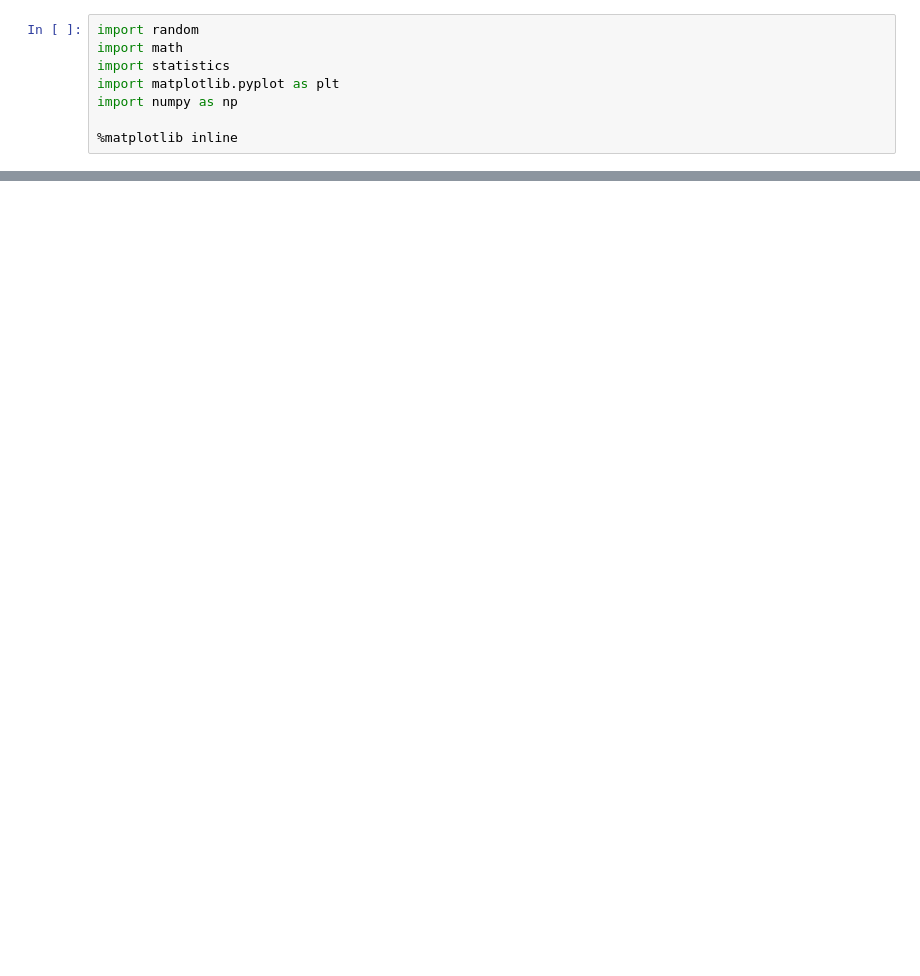
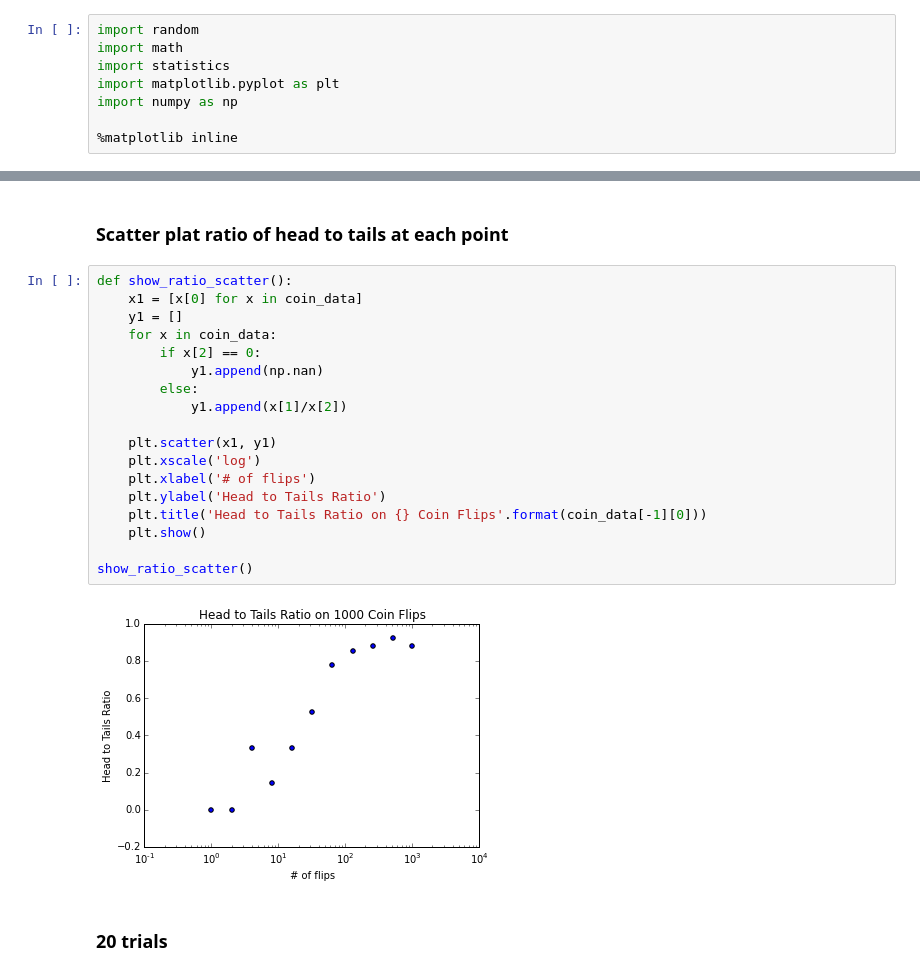
Before and after one commit to gmhurley/flipping-out, a Jupyter notebook: coin-flips.ipynb, the cells around one changed output, grey strips where cells are left out. Cells and saved outputs as stored; diff of their text form; blank space fills up the shorter version.

```diff
--- a/coin-flips.ipynb
+++ b/coin-flips.ipynb
@@ -147,0 +107,24 @@ show_diff_scatter()
+# %% [markdown]
+### Scatter plat ratio of head to tails at each point
+# %%
+def show_ratio_scatter():
+    x1 = [x[0] for x in coin_data]
+    y1 = []
+    for x in coin_data:
+        if x[2] == 0:
+            y1.append(np.nan)
+        else:
+            y1.append(x[1]/x[2])
+
+    plt.scatter(x1, y1)
+    plt.xscale('log')
+    plt.xlabel('# of flips')
+    plt.ylabel('Head to Tails Ratio')
+    plt.title('Head to Tails Ratio on {} Coin Flips'.format(coin_data[-1][0]))
+    plt.show()
+
+show_ratio_scatter()
+# %% [output]
+[figure, added]
+# %% [markdown]
+### 20 trials
```
Also changed, not shown: parts of 22 cells of this notebook.
